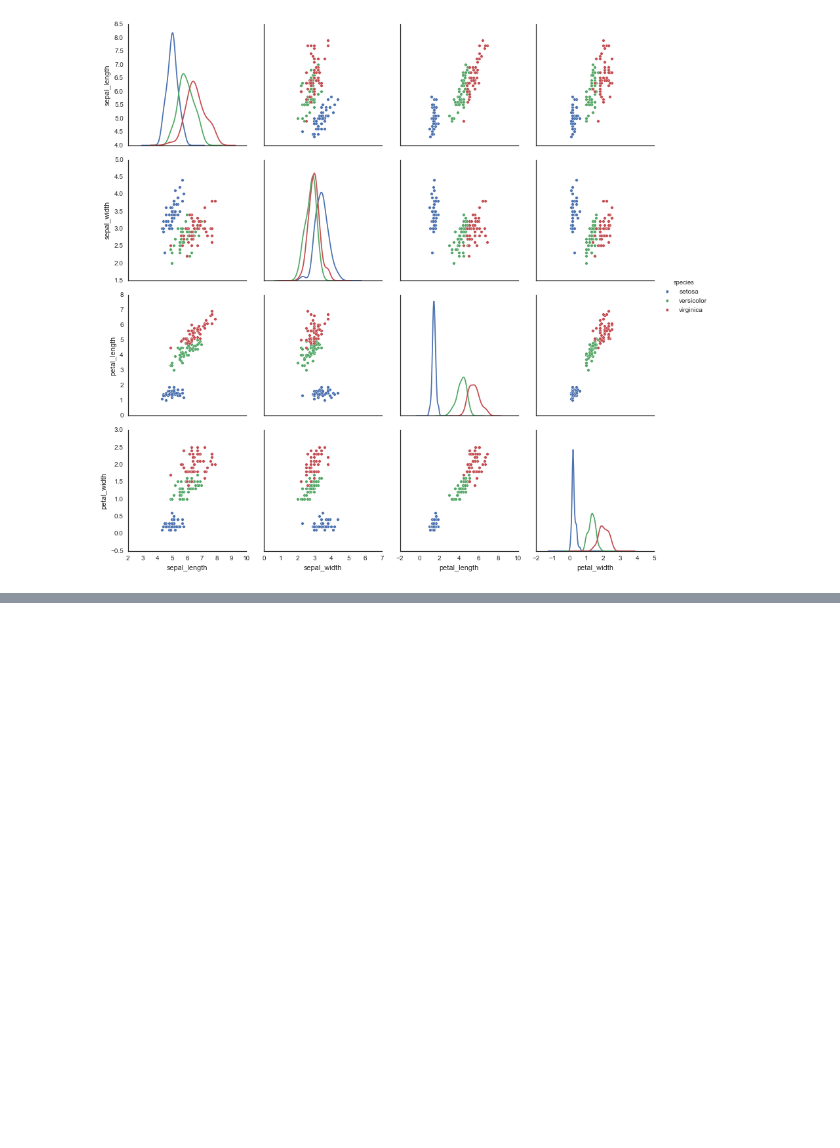
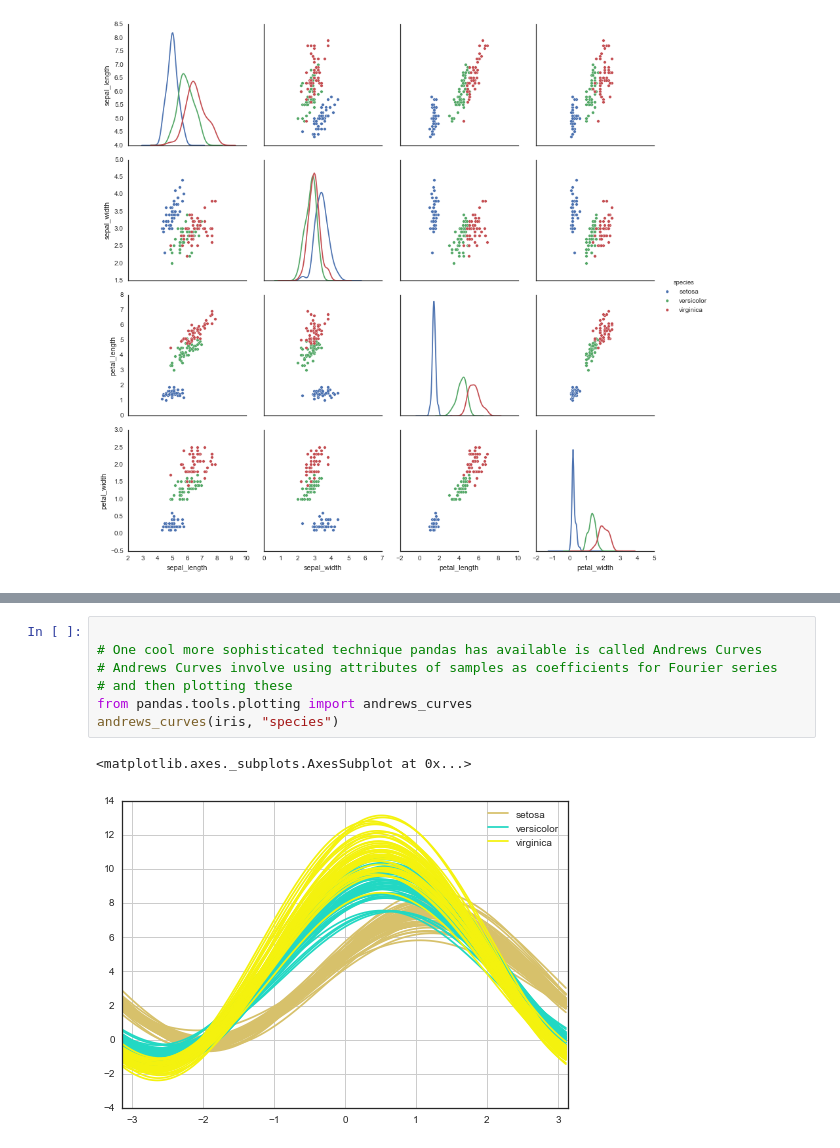
Before and after one commit to lorenanicole/iris_coder_dojo, a Jupyter notebook: iris_dataset_notebook.ipynb, the cells around one changed output, grey strips where cells are left out. Saved outputs shown, nothing was run; the diff lists cells and outputs as text; blank space fills up the shorter version.

```diff
--- a/iris_dataset_notebook.ipynb
+++ b/iris_dataset_notebook.ipynb
@@ -118,0 +123,10 @@ ValueError: labels ['Id'] not contained in axis
+# %%
+
+# One cool more sophisticated technique pandas has available is called Andrews Curves
+# Andrews Curves involve using attributes of samples as coefficients for Fourier series
+# and then plotting these
+from pandas.tools.plotting import andrews_curves
+andrews_curves(iris, "species")
+# %% [output]
+<matplotlib.axes._subplots.AxesSubplot at 0x...>
+[figure, added]
```
Also changed, not shown: parts of 3 cells of this notebook.
